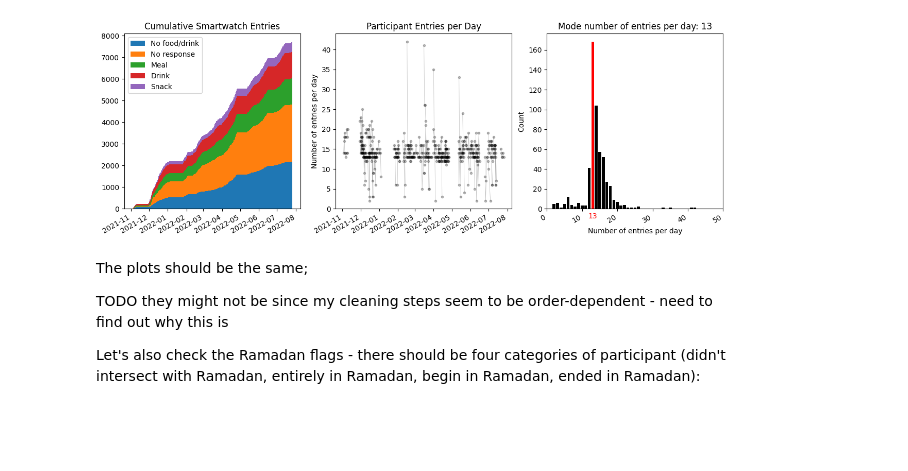
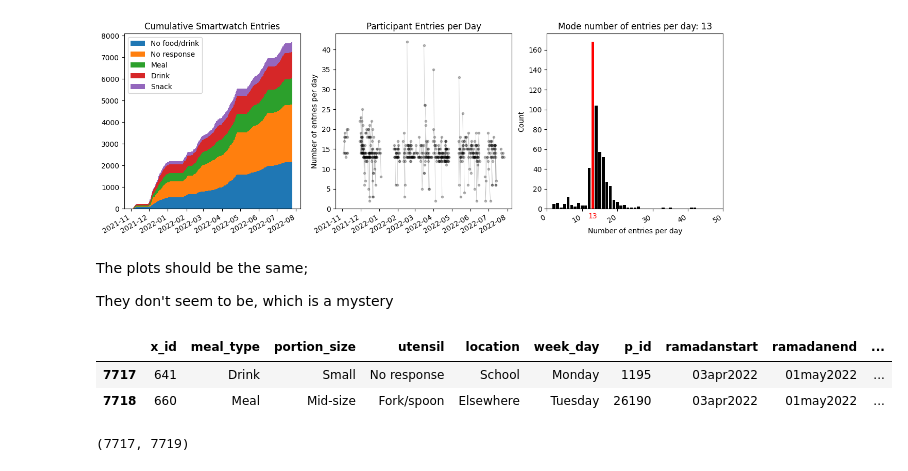
Before and after one commit to richard-lane/seaco_malaysia, a Jupyter notebook: smartwatch_data_cleaning.ipynb, the cells around one changed output. Cells and saved outputs as stored; diff of their text form; code cells hidden in the pictures; blank space fills up the shorter version.

```diff
--- a/smartwatch_data_cleaning.ipynb
+++ b/smartwatch_data_cleaning.ipynb
@@ -185,7 +187,9 @@ meal_info = meal_info.loc[~duplicates]
 # Let's do both
 meal_info = _data()
 meal_info = meal_info[~clean.duplicates(meal_info)]
-meal_info = remove_day1(remove_before(meal_info))
+meal_info = remove_before(remove_day1(meal_info))
+
+manual_df = meal_info.copy()
 
 three_plots(meal_info, "img/removed_duplicates.png")
 # %% [output]
@@ -221,9 +225,3 @@ except AssertionError:
 # %% [output]
 plots are not the same ❌
 [figure]
-# %% [markdown]
-The plots should be the same;
-
-TODO they might not be since my cleaning steps seem to be order-dependent - need to find out why this is
-
-Let's also check the Ramadan flags - there should be four categories of participant (didn't intersect with Ramadan, entirely in Ramadan, begin in Ramadan, ended in Ramadan):
@@ -298,0 +228,15 @@ assert len(meal_df["p_id"].unique()) == len(meal_df[green_mask]["p_id"].unique()
+# %% [markdown]
+The plots should be the same;
+
+They don't seem to be, which is a mystery
+# %%
+merged = manual_df.merge(meal_info, indicator=True, how='outer')
+merged[merged['_merge'] == 'right_only']
+# %% [output]
+|  | x_id | meal_type | portion_size | utensil | location | week_day | p_id | ramadanstart | ramadanend | ... |
+| 7717 | 641 | Drink | Small | No response | School | Monday | 1195 | 03apr2022 | 01may2022 | ... |
+| 7718 | 660 | Meal | Mid-size | Fork/spoon | Elsewhere | Tuesday | 26190 | 03apr2022 | 01may2022 | ... |
+# %%
+len(manual_df), len(meal_info)
+# %% [output]
+(7717, 7719)
```
Also changed, not shown: parts of 2 cells of this notebook, 1 other file.
